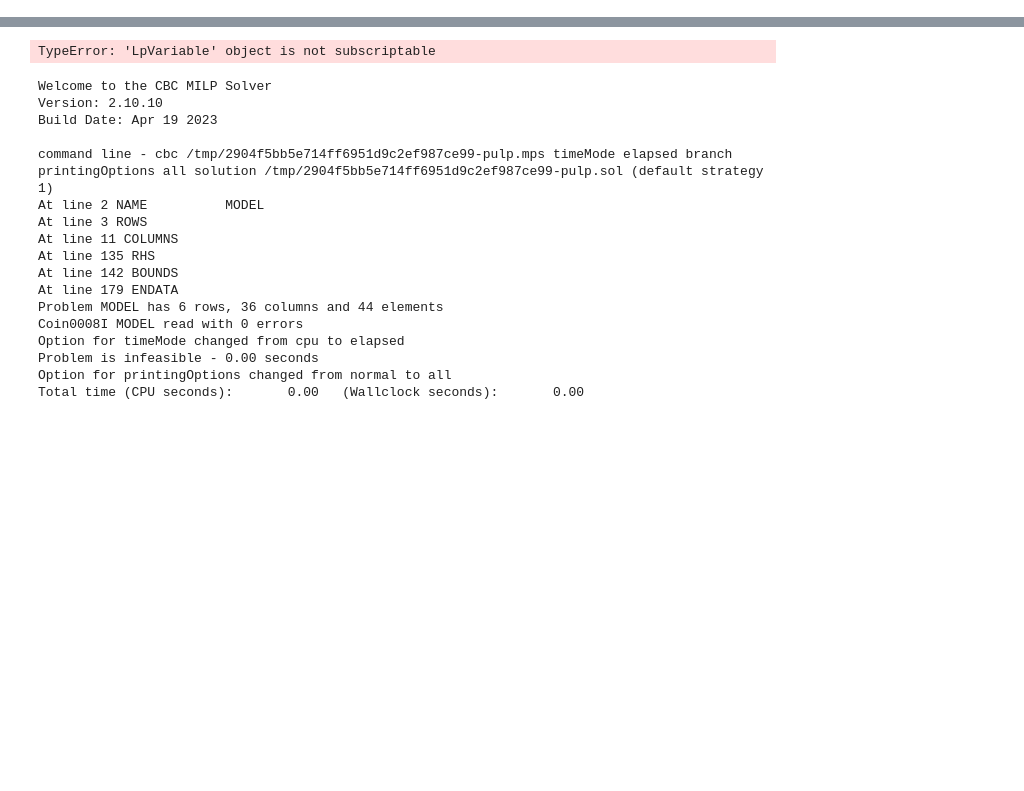
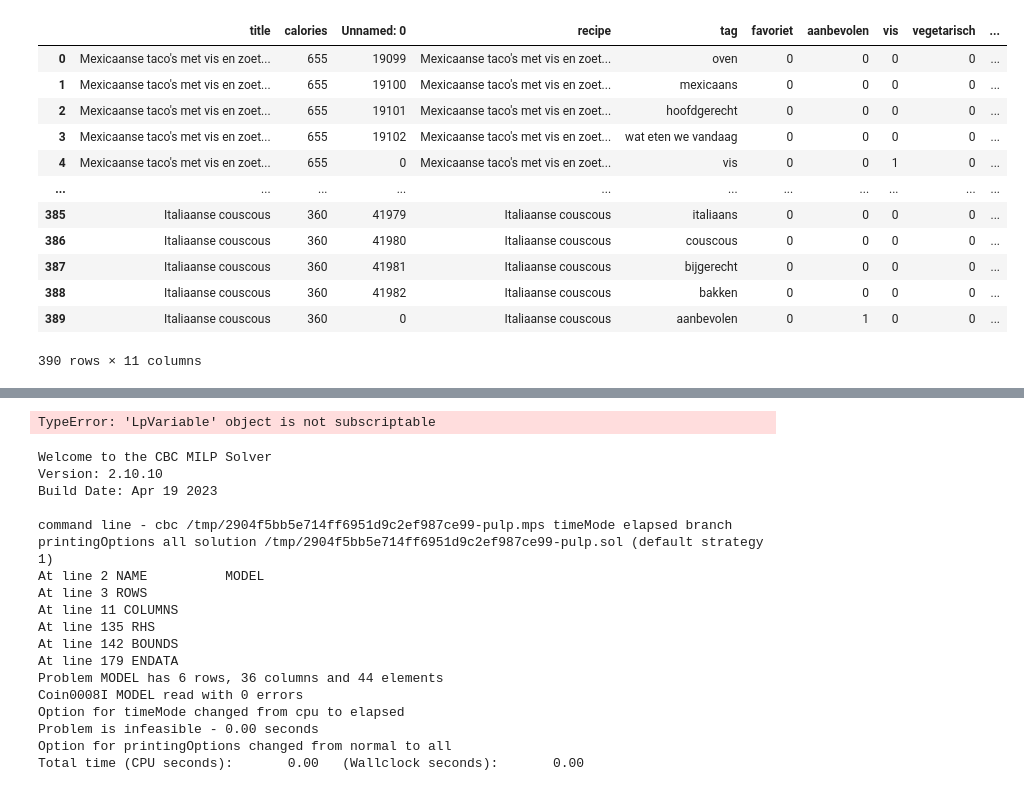
Before and after one commit to Fentjoe/project-2, a Jupyter notebook: Eindproduct/LP solver.ipynb, the cells around one changed output, grey strips where cells are left out. Saved outputs shown, nothing was run; the diff lists cells and outputs as text; code cells hidden in the pictures; blank space fills up the shorter version.

```diff
--- a/Eindproduct/LP solver.ipynb
+++ b/Eindproduct/LP solver.ipynb
@@ -21,0 +119,18 @@ vis_tag
+# %%
+new_data_rec = recepten_data.merge(data_tags, left_on='title', right_on='recipe')
+new_data_rec['vega'] = new_data_rec['vegetarisch']+ new_data_rec['zonder vlees/vis']
+new_data_rec
+# %% [output]
+|  | title | calories | Unnamed: 0 | recipe | tag | favoriet | aanbevolen | vis | vegetarisch | ... |
+| 0 | Mexicaanse taco's met vis en zoet... | 655 | 19099 | Mexicaanse taco's met vis en zoet... | oven | 0 | 0 | 0 | 0 | ... |
+| 1 | Mexicaanse taco's met vis en zoet... | 655 | 19100 | Mexicaanse taco's met vis en zoet... | mexicaans | 0 | 0 | 0 | 0 | ... |
+| 2 | Mexicaanse taco's met vis en zoet... | 655 | 19101 | Mexicaanse taco's met vis en zoet... | hoofdgerecht | 0 | 0 | 0 | 0 | ... |
+| 3 | Mexicaanse taco's met vis en zoet... | 655 | 19102 | Mexicaanse taco's met vis en zoet... | wat eten we vandaag | 0 | 0 | 0 | 0 | ... |
+| 4 | Mexicaanse taco's met vis en zoet... | 655 | 0 | Mexicaanse taco's met vis en zoet... | vis | 0 | 0 | 1 | 0 | ... |
+| ... | ... | ... | ... | ... | ... | ... | ... | ... | ... | ... |
+| 385 | Italiaanse couscous | 360 | 41979 | Italiaanse couscous | italiaans | 0 | 0 | 0 | 0 | ... |
+| 386 | Italiaanse couscous | 360 | 41980 | Italiaanse couscous | couscous | 0 | 0 | 0 | 0 | ... |
+| 387 | Italiaanse couscous | 360 | 41981 | Italiaanse couscous | bijgerecht | 0 | 0 | 0 | 0 | ... |
+| 388 | Italiaanse couscous | 360 | 41982 | Italiaanse couscous | bakken | 0 | 0 | 0 | 0 | ... |
+| 389 | Italiaanse couscous | 360 | 0 | Italiaanse couscous | aanbevolen | 0 | 1 | 0 | 0 | ... |
+390 rows × 11 columns
```
Also changed, not shown: parts of 11 cells of this notebook, 4 other files.
